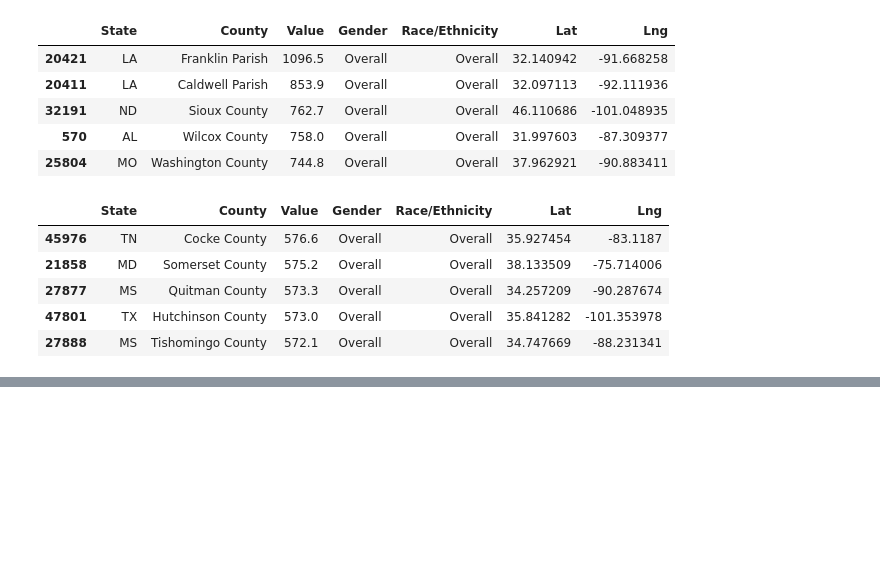
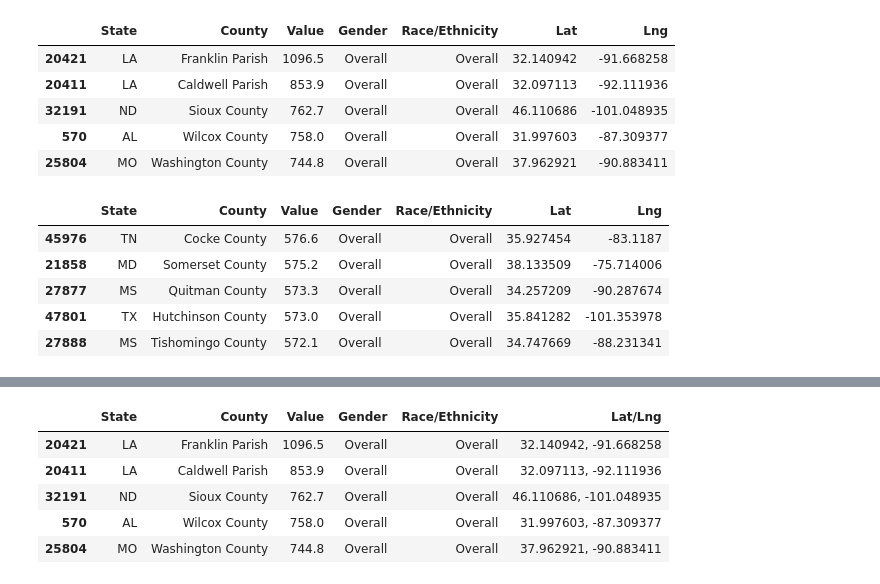
Before and after one commit to petersmyers/Project1, a Jupyter notebook: Clean_Data.ipynb, the cells around one changed output, grey strips where cells are left out. Saved outputs shown, nothing was run; the diff lists cells and outputs as text; code cells hidden in the pictures; blank space fills up the shorter version.

```diff
--- a/Clean_Data.ipynb
+++ b/Clean_Data.ipynb
@@ -323,0 +315,14 @@ census_pd.to_csv("cleanedCensus.csv")
+# %%
+#Cleaning up google_Latlng df
+google_Latlng = google_Latlng.loc[google_Latlng['Gender']== "Overall"]
+google_Latlng = google_Latlng.loc[google_Latlng['Race/Ethnicity'] == "Overall"]
+google_Latlng = google_Latlng.sort_values(['Value'],ascending=False)
+
+#google_Latlng.head()
+# %% [output]
+|  | State | County | Value | Gender | Race/Ethnicity | Lat/Lng |
+| 20421 | LA | Franklin Parish | 1096.5 | Overall | Overall | 32.140942, -91.668258 |
+| 20411 | LA | Caldwell Parish | 853.9 | Overall | Overall | 32.097113, -92.111936 |
+| 32191 | ND | Sioux County | 762.7 | Overall | Overall | 46.110686, -101.048935 |
+| 570 | AL | Wilcox County | 758.0 | Overall | Overall | 31.997603, -87.309377 |
+| 25804 | MO | Washington County | 744.8 | Overall | Overall | 37.962921, -90.883411 |
```
Also changed, not shown: parts of 14 cells of this notebook, 1 other file.
